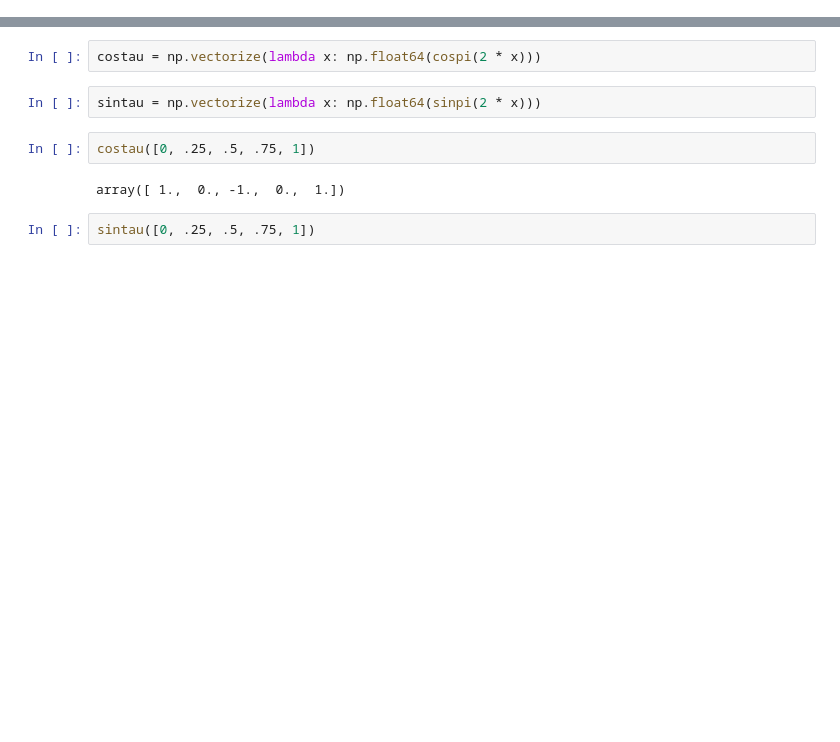
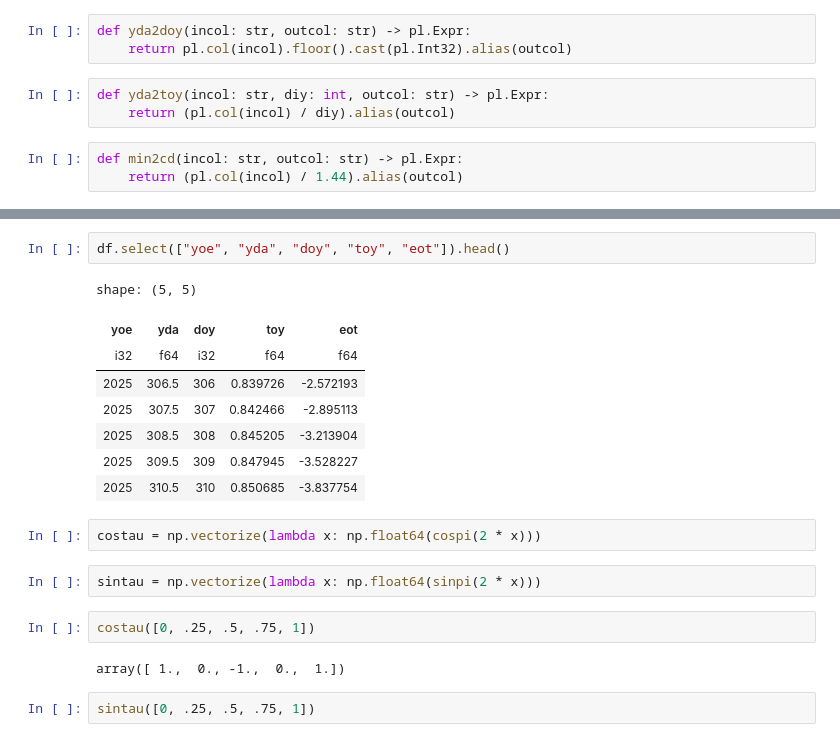
Before and after one commit to maptv/maptv.github.io, a Jupyter notebook: dec/time/eot.ipynb, the cells around one changed output, grey strips where cells are left out. Saved outputs shown, nothing was run; the diff lists cells and outputs as text; blank space fills up the shorter version.

```diff
--- a/dec/time/eot.ipynb
+++ b/dec/time/eot.ipynb
@@ -52,0 +69,9 @@ mpf('1.0')
+# %%
+def yda2doy(incol: str, outcol: str) -> pl.Expr:
+    return pl.col(incol).floor().cast(pl.Int32).alias(outcol)
+# %%
+def yda2toy(incol: str, diy: int, outcol: str) -> pl.Expr:
+    return (pl.col(incol) / diy).alias(outcol)
+# %%
+def min2cd(incol: str, outcol: str) -> pl.Expr:
+    return (pl.col(incol) / 1.44).alias(outcol)
@@ -53,3 +102,14 @@ mpf('1.0')
+# %%
+df.select(["yoe", "yda", "doy", "toy", "eot"]).head()
+# %% [output]
+shape: (5, 5)
+| yoe | yda | doy | toy | eot |
+| i32 | f64 | i32 | f64 | f64 |
+| 2025 | 306.5 | 306 | 0.839726 | -2.572193 |
+| 2025 | 307.5 | 307 | 0.842466 | -2.895113 |
+| 2025 | 308.5 | 308 | 0.845205 | -3.213904 |
+| 2025 | 309.5 | 309 | 0.847945 | -3.528227 |
+| 2025 | 310.5 | 310 | 0.850685 | -3.837754 |
 # %%
 costau = np.vectorize(lambda x: np.float64(cospi(2 * x)))
 # %%
```
Also changed, not shown: parts of 35 cells of this notebook, 10 other files.
